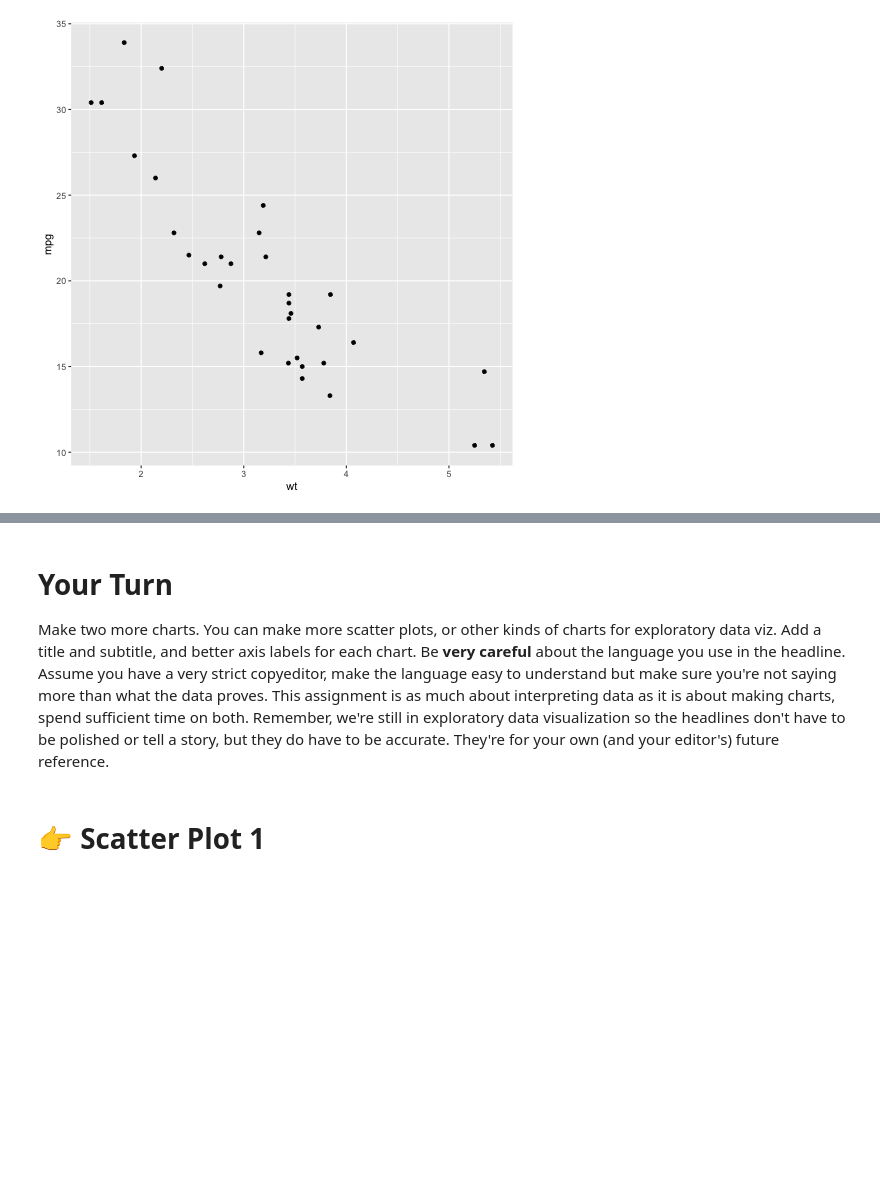
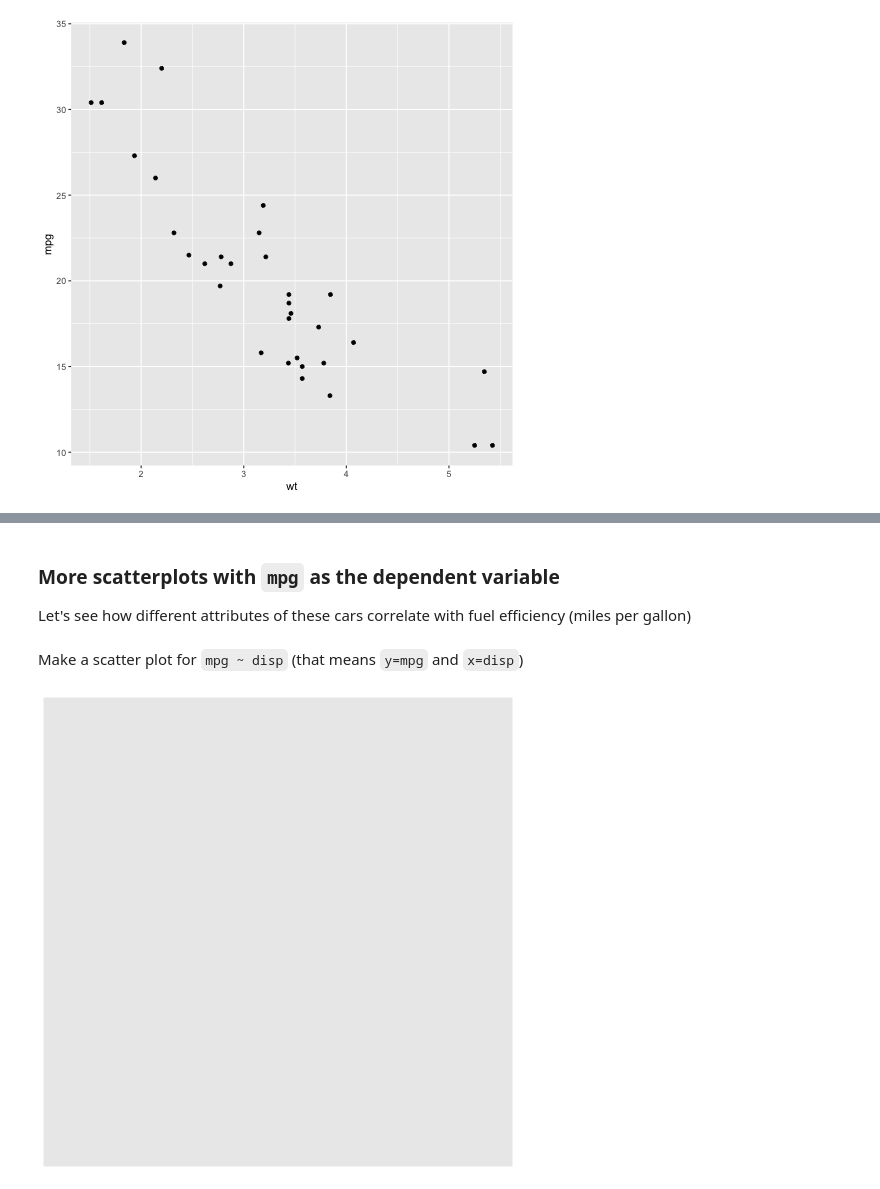
Before and after one commit to data4news/mtcars-exploratory, a Jupyter notebook: notebook-2.ipynb, the cells around one changed output, grey strips where cells are left out. Cells and saved outputs as stored; diff of their text form; code cells hidden in the pictures; blank space fills up the shorter version.

```diff
--- a/notebook-2.ipynb
+++ b/notebook-2.ipynb
@@ -99,6 +112,15 @@ ggplot(mtcars) +
-# %% [markdown]
-# Your Turn
-
-Make two more charts. You can make more scatter plots, or other kinds of charts for exploratory data viz. Add a title and subtitle, and better axis labels for each chart. Be **very careful** about the language you use in the headline. Assume you have a very strict copyeditor, make the language easy to understand but make sure you're not saying more than what the data proves. This assignment is as much about interpreting data as it is about making charts, spend sufficient time on both. Remember, we're still in exploratory data visualization so the headlines don't have to be polished or tell a story, but they do have to be accurate. They're for your own (and your editor's) future reference.
-# %% [markdown]
-# 👉 Scatter Plot 1
+# %% [markdown]
+### More scatterplots with `mpg` as the dependent variable
+
+Let's see how different attributes of these cars correlate with fuel efficiency (miles per gallon)
+# %% [markdown]
+Make a scatter plot for `mpg ~ disp` (that means `y=mpg` and `x=disp`)
+# %%
+%%R
+
+# 👉 make the scatter plot
+# 👉 carefully give it a title and subtitle
+
+ggplot(mtcars)
+# %% [output]
+[figure, added]
```
Also changed, not shown: parts of 27 cells of this notebook, 1 other file.
